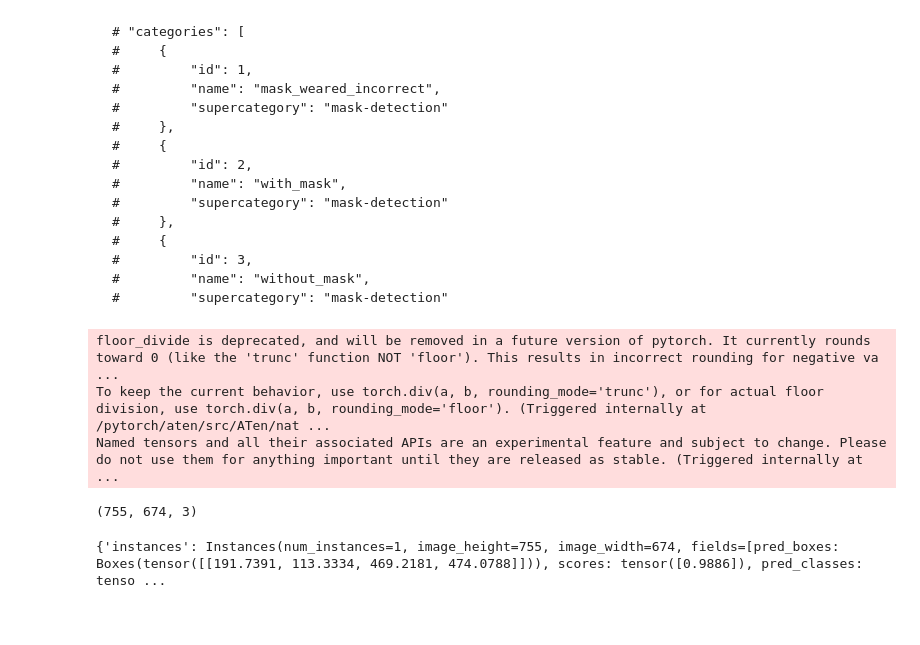
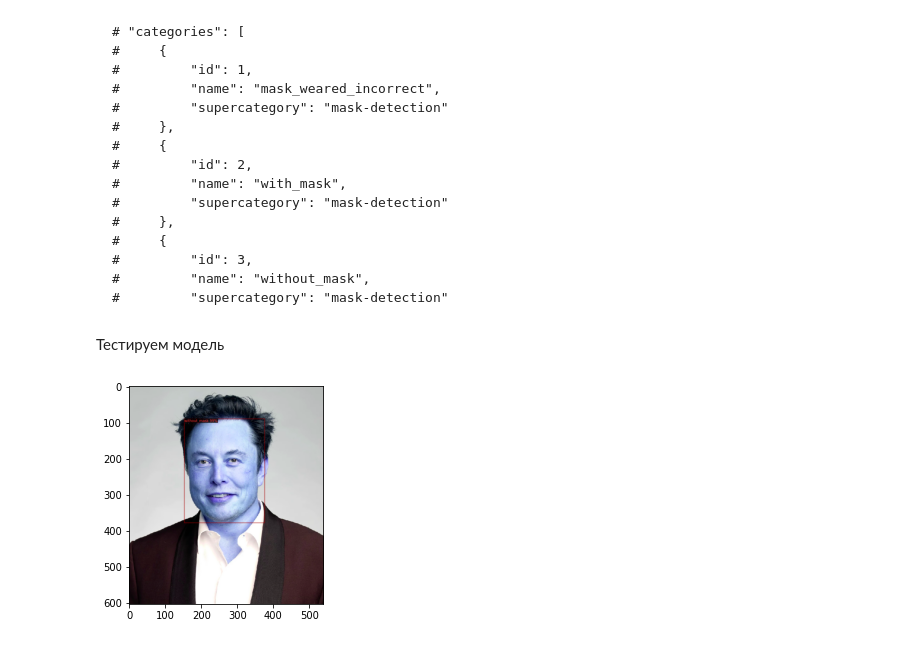
Before and after one commit to DenisenkoDS/mask_no_mask, a Jupyter notebook: mask_model_code.ipynb, the cells around one changed output. Cells and saved outputs as stored; diff of their text form; code cells hidden in the pictures; blank space fills up the shorter version.

```diff
--- a/mask_model_code.ipynb
+++ b/mask_model_code.ipynb
@@ -143,18 +150,16 @@ predictor = DefaultPredictor(cfg)
     #         "id": 3,
     #         "name": "without_mask",
     #         "supercategory": "mask-detection"
+# %% [markdown]
+Тестируем модель
 # %%
-im = cv2.imread("musk_no_mask.png")
-outputs = predictor(im)
+im1 = cv2.imread("images/musk_no_mask.png")
+outputs = predictor(im1)
-# %% [output]
-floor_divide is deprecated, and will be removed in a future version of pytorch. It currently rounds toward 0 (like the 'trunc' function NOT 'floor'). This results in incorrect rounding for negative va ...
-To keep the current behavior, use torch.div(a, b, rounding_mode='trunc'), or for actual floor division, use torch.div(a, b, rounding_mode='floor'). (Triggered internally at  /pytorch/aten/src/ATen/nat ...
-Named tensors and all their associated APIs are an experimental feature and subject to change. Please do not use them for anything important until they are released as stable. (Triggered internally at ...
-# %%
-im.shape
-# %% [output]
-(755, 674, 3)
-# %%
-outputs
-# %% [output]
-{'instances': Instances(num_instances=1, image_height=755, image_width=674, fields=[pred_boxes: Boxes(tensor([[191.7391, 113.3334, 469.2181, 474.0788]])), scores: tensor([0.9886]), pred_classes: tenso ...
+# %%
+v = Visualizer(im1[:, :, ::-1],
+                   metadata=mask_metadata,
+                   scale=0.8)
+out = v.draw_instance_predictions(outputs["instances"].to("cpu"))
+plt.imshow(out.get_image()[:, :, ::-1]);
+# %% [output]
+[figure, added]
```
Also changed, not shown: parts of 12 cells of this notebook.
